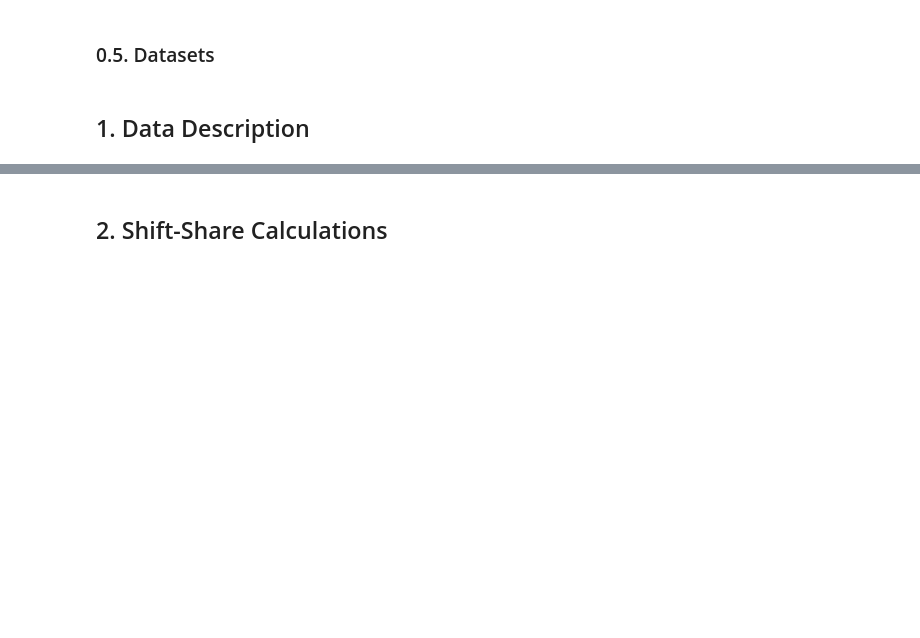
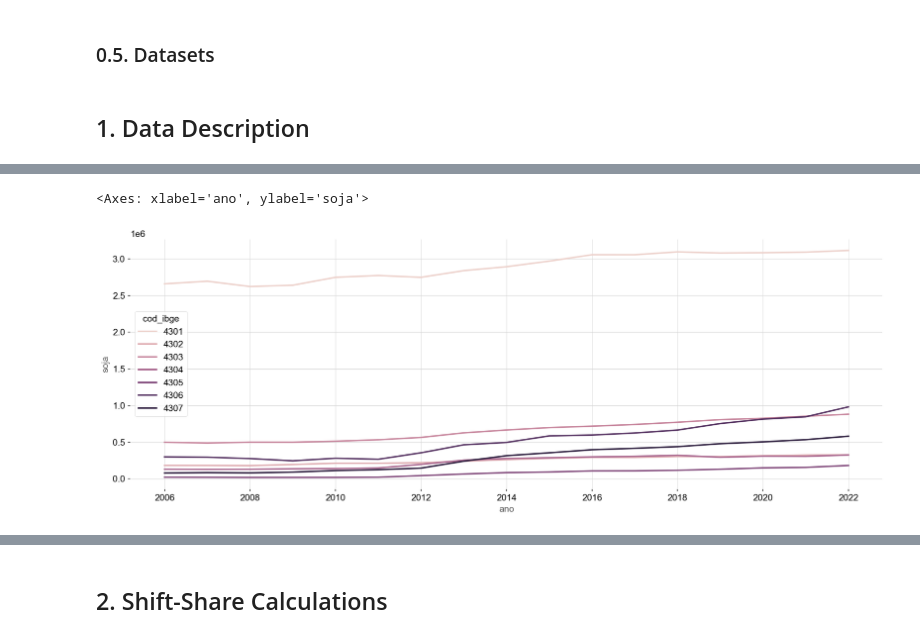
Before and after one commit to caiocasagrande/shift-share, a Jupyter notebook: notebooks/01_shift-share-rs.ipynb, the cells around one changed output, grey strips where cells are left out. Cells and saved outputs as stored; diff of their text form; code cells hidden in the pictures; blank space fills up the shorter version.

```diff
--- a/notebooks/01_shift-share-rs.ipynb
+++ b/notebooks/01_shift-share-rs.ipynb
@@ -131 +160,6 @@ fig = aux.plot(legend=False)
+# %%
+sns.lineplot(x='ano', y='soja', hue='cod_ibge', data=df_soja_me, legend=True)
+# %% [output]
+<Axes: xlabel='ano', ylabel='soja'>
+[figure, added]
 # %%
```
Also changed, not shown: parts of 12 cells of this notebook, 1 other file.
